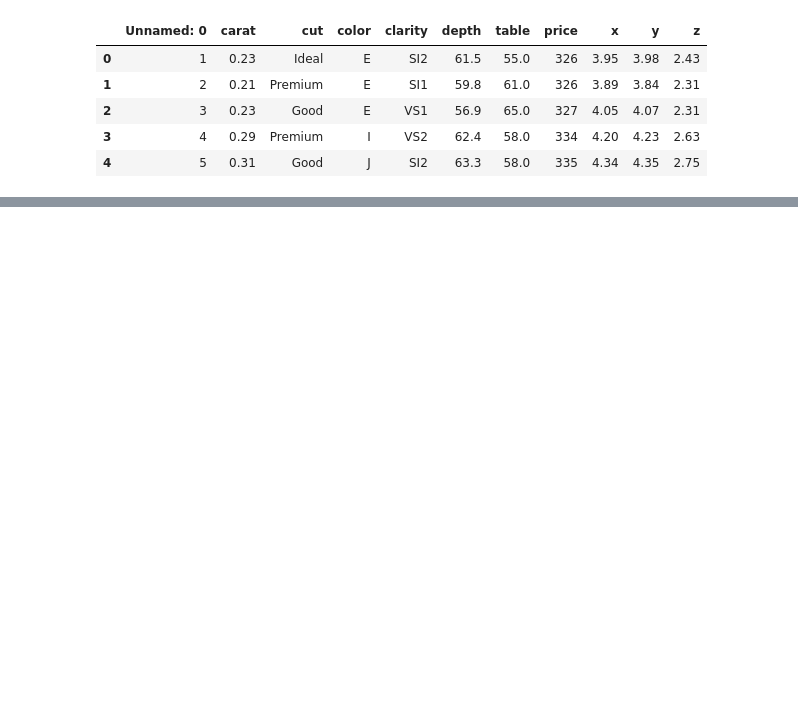
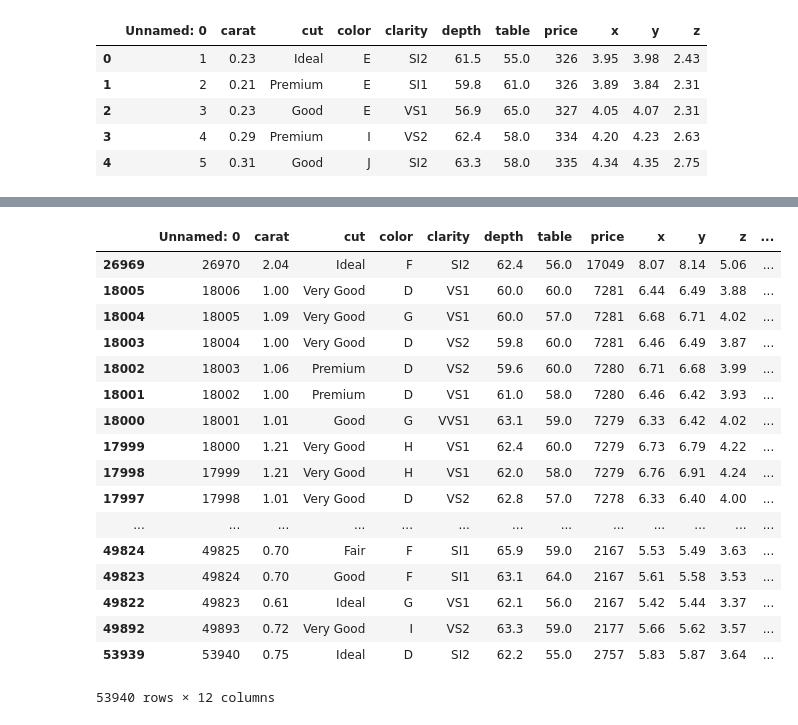
Before and after one commit to renjika19/DataAnalyticsBootCamp, a Jupyter notebook: Diamonds diamonds.ipynb, the cells around one changed output, grey strips where cells are left out. Drawn from its saved outputs; the diff is of its cells as text; code cells hidden in the pictures; blank space fills up the shorter version.

```diff
--- a/Diamonds diamonds.ipynb
+++ b/Diamonds diamonds.ipynb
@@ -37,0 +75,21 @@ df.loc[(df['price'] ) & (df['cut'] == 'Premium')]
+# %%
+df.sort_values('Price Point')
+# %% [output]
+|  | Unnamed: 0 | carat | cut | color | clarity | depth | table | price | x | y | z | ... |
+| 26969 | 26970 | 2.04 | Ideal | F | SI2 | 62.4 | 56.0 | 17049 | 8.07 | 8.14 | 5.06 | ... |
+| 18005 | 18006 | 1.00 | Very Good | D | VS1 | 60.0 | 60.0 | 7281 | 6.44 | 6.49 | 3.88 | ... |
+| 18004 | 18005 | 1.09 | Very Good | G | VS1 | 60.0 | 57.0 | 7281 | 6.68 | 6.71 | 4.02 | ... |
+| 18003 | 18004 | 1.00 | Very Good | D | VS2 | 59.8 | 60.0 | 7281 | 6.46 | 6.49 | 3.87 | ... |
+| 18002 | 18003 | 1.06 | Premium | D | VS2 | 59.6 | 60.0 | 7280 | 6.71 | 6.68 | 3.99 | ... |
+| 18001 | 18002 | 1.00 | Premium | D | VS1 | 61.0 | 58.0 | 7280 | 6.46 | 6.42 | 3.93 | ... |
+| 18000 | 18001 | 1.01 | Good | G | VVS1 | 63.1 | 59.0 | 7279 | 6.33 | 6.42 | 4.02 | ... |
+| 17999 | 18000 | 1.21 | Very Good | H | VS1 | 62.4 | 60.0 | 7279 | 6.73 | 6.79 | 4.22 | ... |
+| 17998 | 17999 | 1.21 | Very Good | H | VS1 | 62.0 | 58.0 | 7279 | 6.76 | 6.91 | 4.24 | ... |
+| 17997 | 17998 | 1.01 | Very Good | D | VS2 | 62.8 | 57.0 | 7278 | 6.33 | 6.40 | 4.00 | ... |
+| ... | ... | ... | ... | ... | ... | ... | ... | ... | ... | ... | ... | ... |
+| 49824 | 49825 | 0.70 | Fair | F | SI1 | 65.9 | 59.0 | 2167 | 5.53 | 5.49 | 3.63 | ... |
+| 49823 | 49824 | 0.70 | Good | F | SI1 | 63.1 | 64.0 | 2167 | 5.61 | 5.58 | 3.53 | ... |
+| 49822 | 49823 | 0.61 | Ideal | G | VS1 | 62.1 | 56.0 | 2167 | 5.42 | 5.44 | 3.37 | ... |
+| 49892 | 49893 | 0.72 | Very Good | I | VS2 | 63.3 | 59.0 | 2177 | 5.66 | 5.62 | 3.57 | ... |
+| 53939 | 53940 | 0.75 | Ideal | D | SI2 | 62.2 | 55.0 | 2757 | 5.83 | 5.87 | 3.64 | ... |
+53940 rows × 12 columns
```
Also changed, not shown: parts of 4 cells of this notebook.
